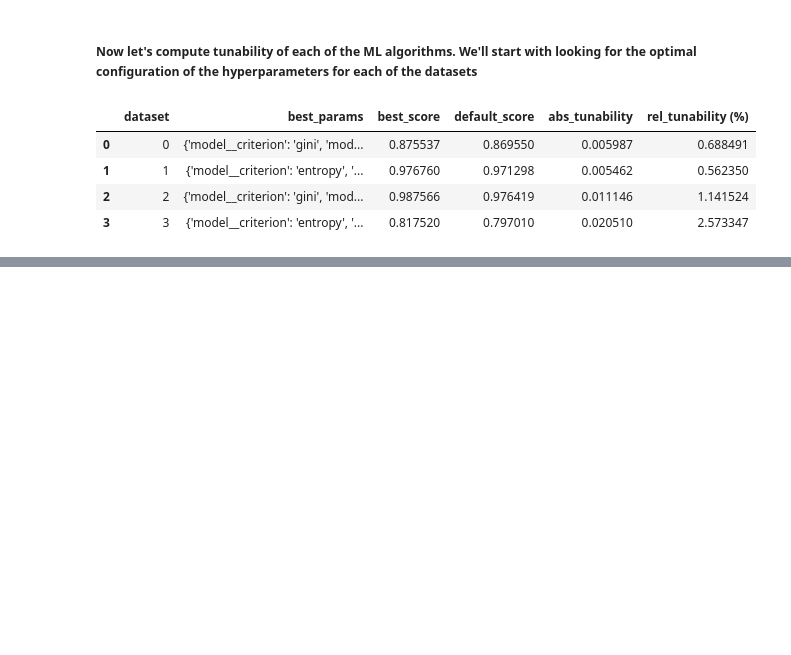
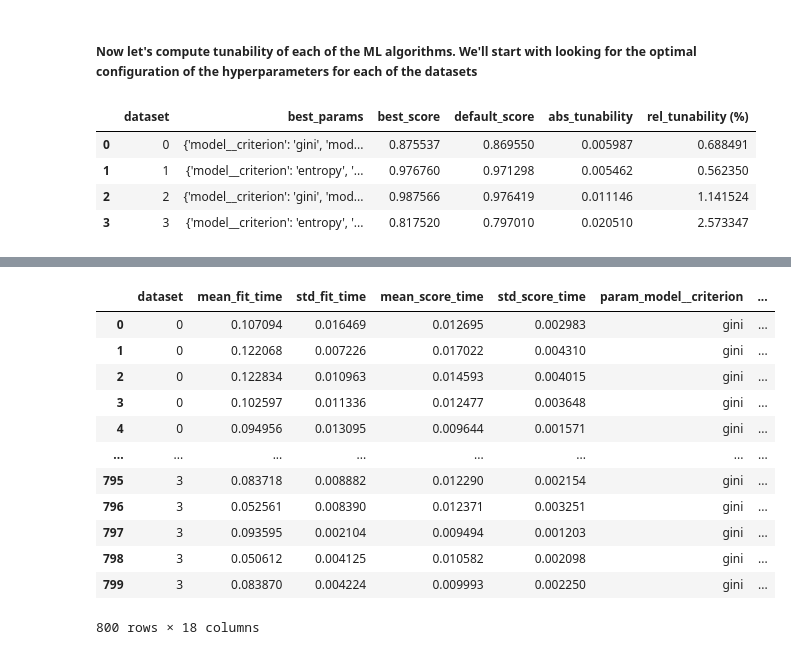
Before and after one commit to UserKrzysztof/AutoML-project1-tunability, a Jupyter notebook: code/first_approach.ipynb, the cells around one changed output, grey strips where cells are left out. Cells and saved outputs as stored; diff of their text form; code cells hidden in the pictures; blank space fills up the shorter version.

Commit message:
Measuring Tunability of a Specific Hyperparameter for Decision Tree Classifier, save results in history

```diff
--- a/code/first_approach.ipynb
+++ b/code/first_approach.ipynb
@@ -321,0 +356,4 @@ best_params_per_dataset_XGBoost
+# %%
+param_distributions_Decision_Tree = param_distributions[0]
+tunable_parameters = param_distributions_Decision_Tree.keys()
+tunable_parameters
@@ -321,0 +369,4 @@ best_params_per_dataset_XGBoost
+# %%
+best_params_DT_dict = json.loads(best_params_DecisionTree.replace("'", "\""))
+best_params_DT_dict = {key: [value] for key, value in best_params_DT_dict.items()}
+best_params_DT_dict
@@ -321,0 +378,9 @@ best_params_per_dataset_XGBoost
+# %%
+param_history = {}
+for param in tunable_parameters:
+    temp_param_grid = {**best_params_DT_dict}
+    temp_param_grid.update({param:param_distributions_Decision_Tree[param]})
+    print(temp_param_grid)
+    print("Testing param", param)
+    history = do_random_search(pipelines[0][1], temp_param_grid)
+    param_history.update({param: history})
@@ -321,0 +391,7 @@ best_params_per_dataset_XGBoost
+# %%
+params_history_frames = {}
+for param, history in param_history.items():
+    df = pd.concat([pd.DataFrame(history[i]) for i in range(len(history))], keys=range(len(history)), names=['dataset'])
+    df = df.reset_index()
+    df.drop(columns='level_1', inplace=True)
+    params_history_frames.update({param:df})
@@ -321,0 +410,16 @@ best_params_per_dataset_XGBoost
+# %%
+params_history_frames['model__max_depth']
+# %% [output]
+|  | dataset | mean_fit_time | std_fit_time | mean_score_time | std_score_time | param_model__criterion | ... |
+| 0 | 0 | 0.107094 | 0.016469 | 0.012695 | 0.002983 | gini | ... |
+| 1 | 0 | 0.122068 | 0.007226 | 0.017022 | 0.004310 | gini | ... |
+| 2 | 0 | 0.122834 | 0.010963 | 0.014593 | 0.004015 | gini | ... |
+| 3 | 0 | 0.102597 | 0.011336 | 0.012477 | 0.003648 | gini | ... |
+| 4 | 0 | 0.094956 | 0.013095 | 0.009644 | 0.001571 | gini | ... |
+| ... | ... | ... | ... | ... | ... | ... | ... |
+| 795 | 3 | 0.083718 | 0.008882 | 0.012290 | 0.002154 | gini | ... |
+| 796 | 3 | 0.052561 | 0.008390 | 0.012371 | 0.003251 | gini | ... |
+| 797 | 3 | 0.093595 | 0.002104 | 0.009494 | 0.001203 | gini | ... |
+| 798 | 3 | 0.050612 | 0.004125 | 0.010582 | 0.002098 | gini | ... |
+| 799 | 3 | 0.083870 | 0.004224 | 0.009993 | 0.002250 | gini | ... |
+800 rows × 18 columns
```
Also changed, not shown: parts of 20 cells of this notebook, 4 other files.
